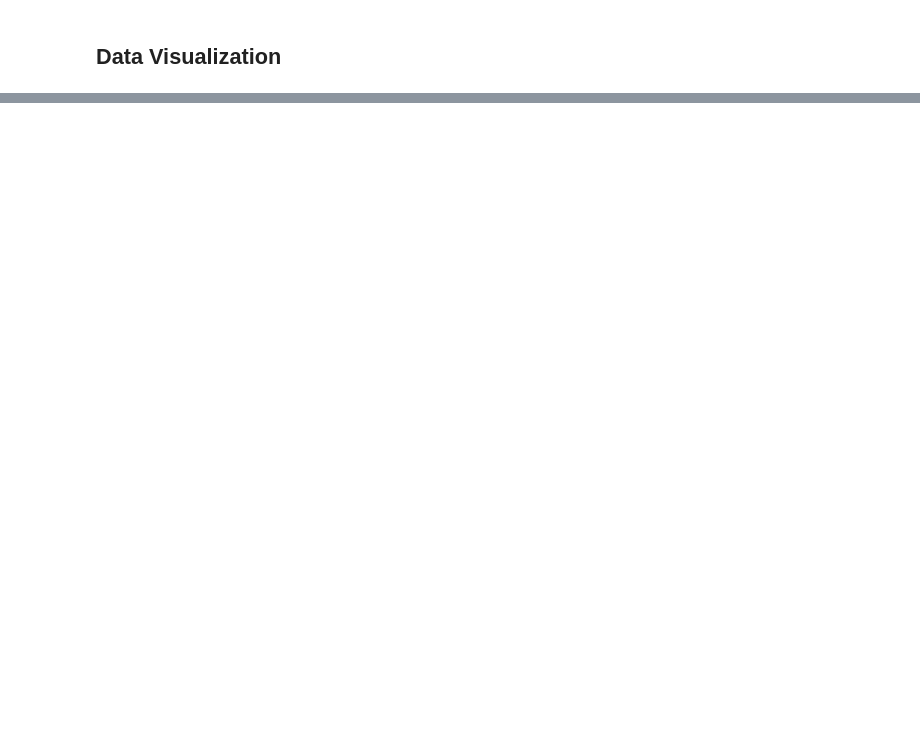
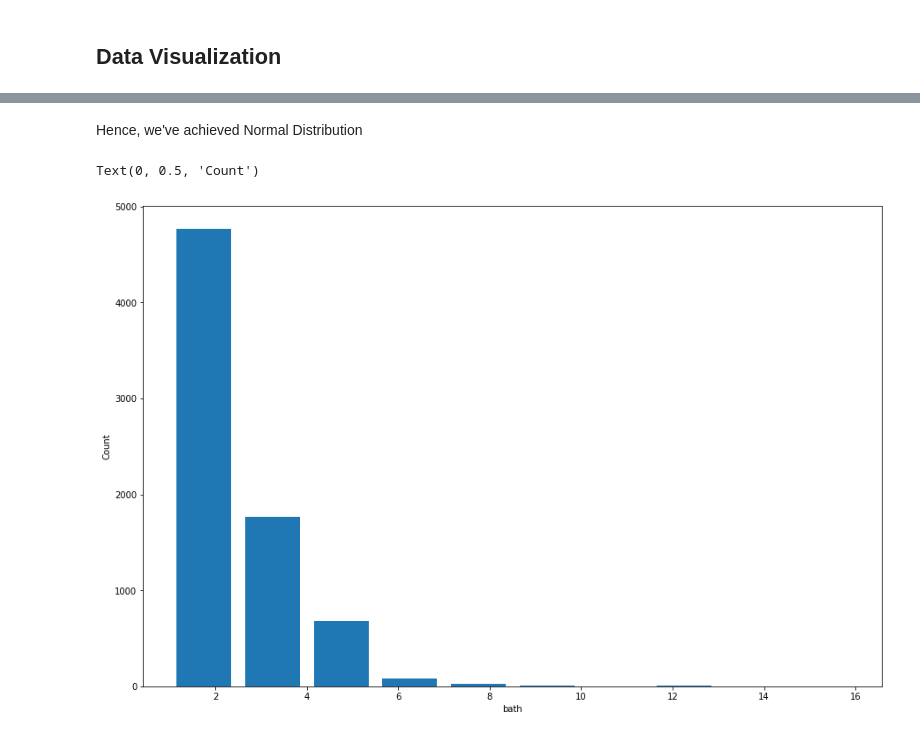
Before and after one commit to SiddharthaVarshney/Bengaluru-house-price-prediction, a Jupyter notebook: src/price_predictor.ipynb, the cells around one changed output, grey strips where cells are left out. Drawn from its saved outputs; the diff is of its cells as text; code cells hidden in the pictures; blank space fills up the shorter version.

Commit message:
Normal Dist achieved

```diff
--- a/src/price_predictor.ipynb
+++ b/src/price_predictor.ipynb
@@ -310,0 +368,9 @@ df7.shape
+# %% [markdown]
+Hence, we've achieved Normal Distribution
+# %%
+plt.hist(df8.bath, rwidth=0.8)
+plt.xlabel("bath")
+plt.ylabel("Count")
+# %% [output]
+Text(0, 0.5, 'Count')
+[figure, added]
```
Also changed, not shown: parts of 15 cells of this notebook.
